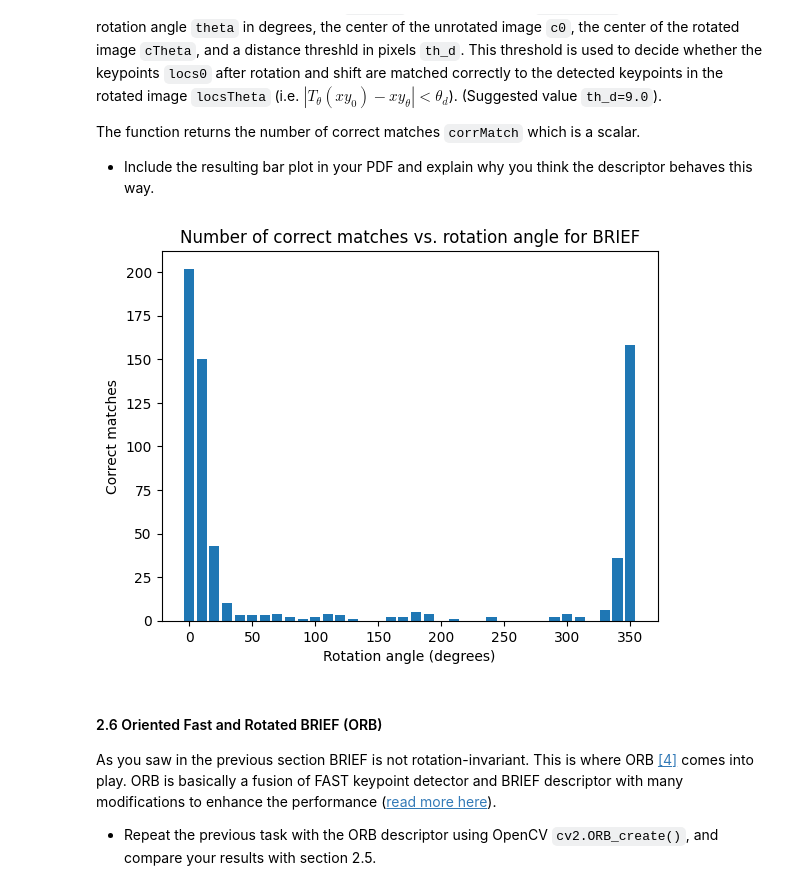
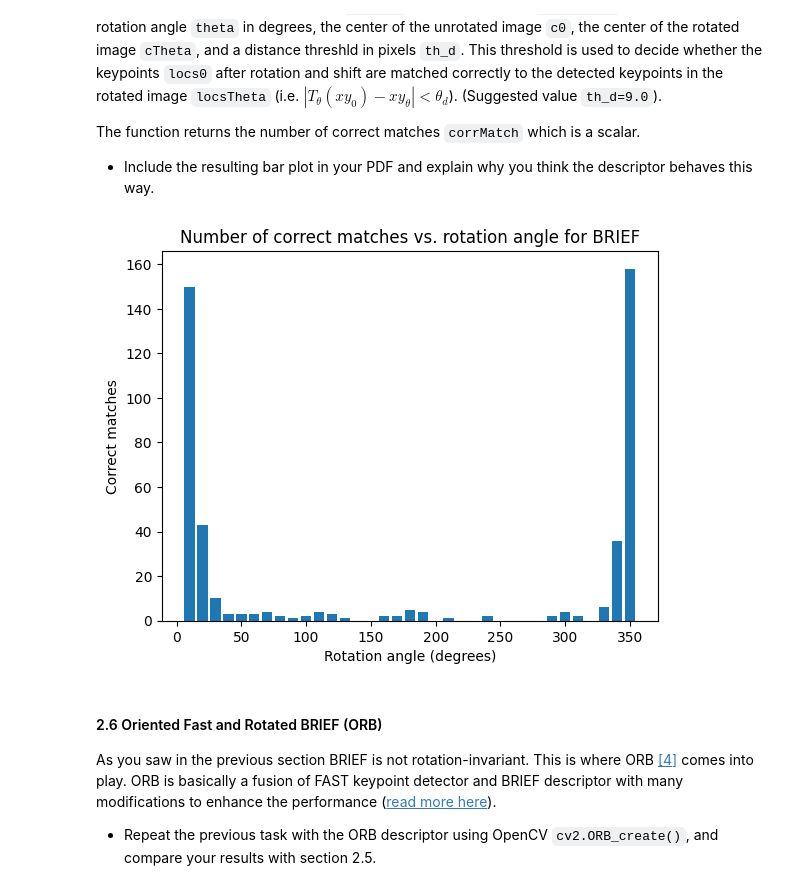
Before and after one commit to wr0om/ComputerVisionHW, a Jupyter notebook: HW2/ee046746_hw2_features.ipynb, the cells around one changed output. Drawn from its saved outputs; the diff is of its cells as text; code cells hidden in the pictures.

```diff
--- a/HW2/ee046746_hw2_features.ipynb
+++ b/HW2/ee046746_hw2_features.ipynb
@@ -660,30 +655,30 @@ The function returns the number of correct matches `corrMatch` which is a scalar
 # %%
 def BriefRotTest():
     # load the image
     im = cv2.imread('data/model_chickenbroth.jpg')
     im = cv2.cvtColor(im, cv2.COLOR_BGR2GRAY)
     im = im / 255
     # compute the BRIEF descriptor
     locs0, desc0 = briefLite(im)
     # rotate the image and plot the number of correct matches for different angles using a bar plot
-    thetas = np.arange(0, 360, 10)
+    thetas = np.arange(10, 360, 10)
     corrMatches = []
     for theta in thetas:
         im_rot, center_rot = rotateImage(im, theta)
         locsTheta, descTheta = briefLite(im_rot)
         matches = briefMatch(desc0, descTheta)
         c = checkRotLocs(locs0, locsTheta, matches, theta, center, center_rot)
         corrMatches.append(c)
     plt.figure()
     plt.bar(thetas, corrMatches, width=8)
     plt.xlabel('Rotation angle (degrees)')
     plt.ylabel('Correct matches')
     plt.title('Number of correct matches vs. rotation angle for BRIEF')
     plt.show()
 
 BriefRotTest()
 # %% [output]
-[figure, old version]
+[figure, new version]
 # %% [markdown]
 #### 2.6   Oriented Fast and Rotated BRIEF (ORB)
 
```
Also changed, not shown: parts of 1 cell of this notebook.
